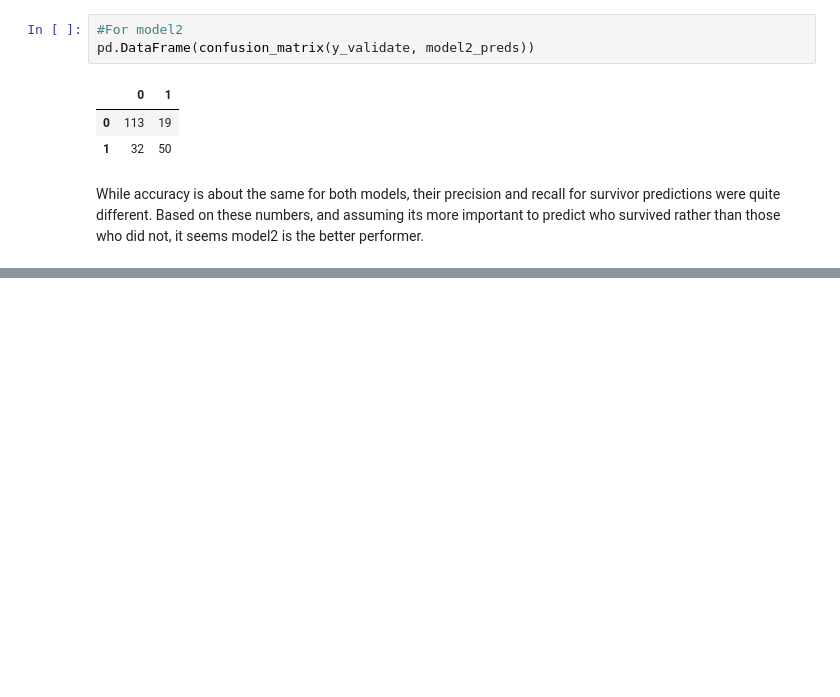
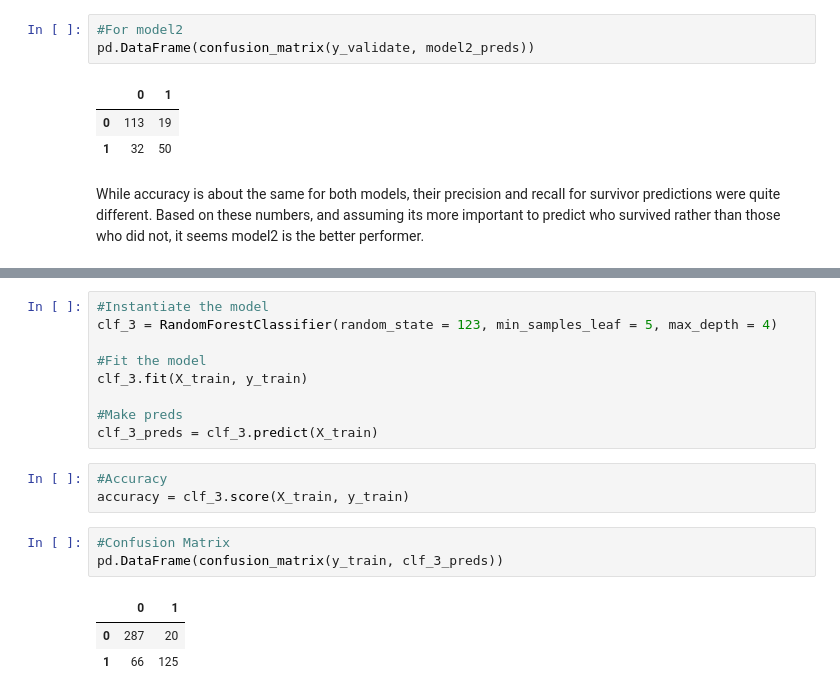
Before and after one commit to johnathon-smith/classification-exercises, a Jupyter notebook: model.ipynb, the cells around one changed output, grey strips where cells are left out. Saved outputs shown, nothing was run; the diff lists cells and outputs as text; blank space fills up the shorter version.

```diff
--- a/model.ipynb
+++ b/model.ipynb
@@ -217,0 +320,19 @@ While accuracy is about the same for both models, their precision and recall for
+# %%
+#Instantiate the model
+clf_3 = RandomForestClassifier(random_state = 123, min_samples_leaf = 5, max_depth = 4)
+
+#Fit the model
+clf_3.fit(X_train, y_train)
+
+#Make preds
+clf_3_preds = clf_3.predict(X_train)
+# %%
+#Accuracy
+accuracy = clf_3.score(X_train, y_train)
+# %%
+#Confusion Matrix
+pd.DataFrame(confusion_matrix(y_train, clf_3_preds))
+# %% [output]
+|  | 0 | 1 |
+| 0 | 287 | 20 |
+| 1 | 66 | 125 |
```
Also changed, not shown: parts of 23 cells of this notebook.
